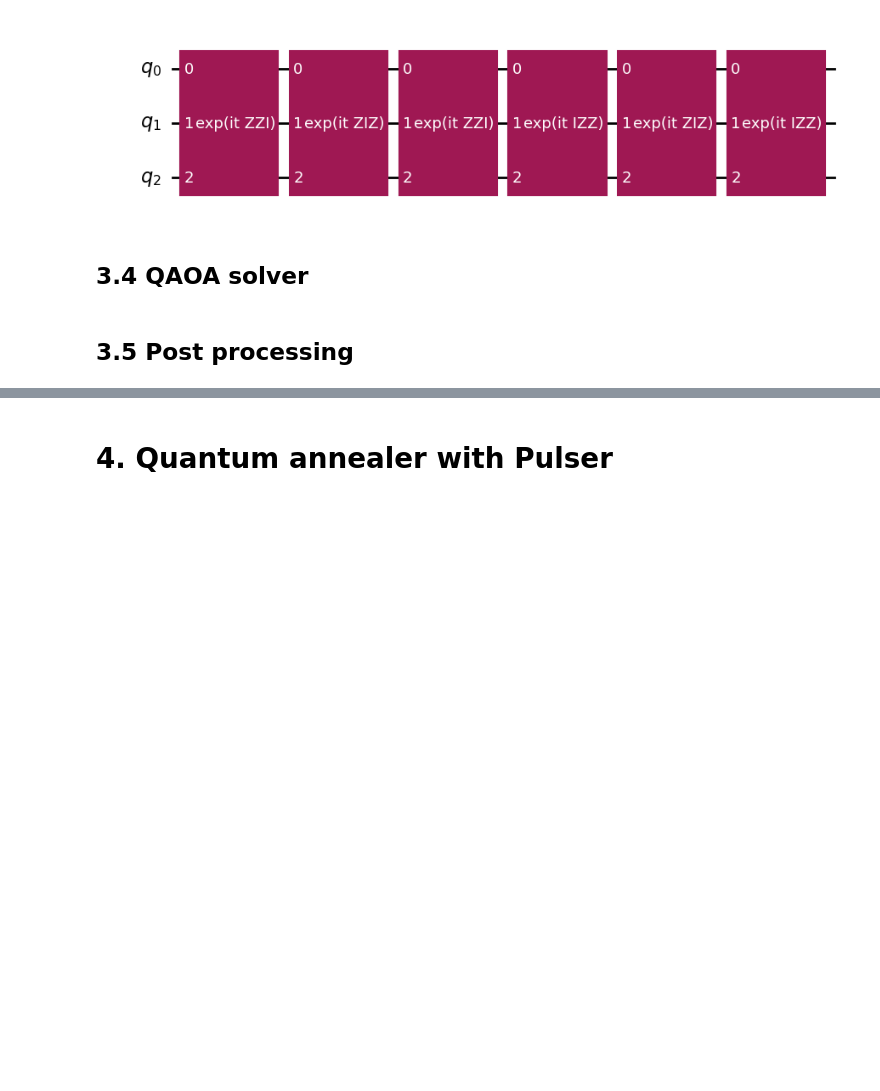
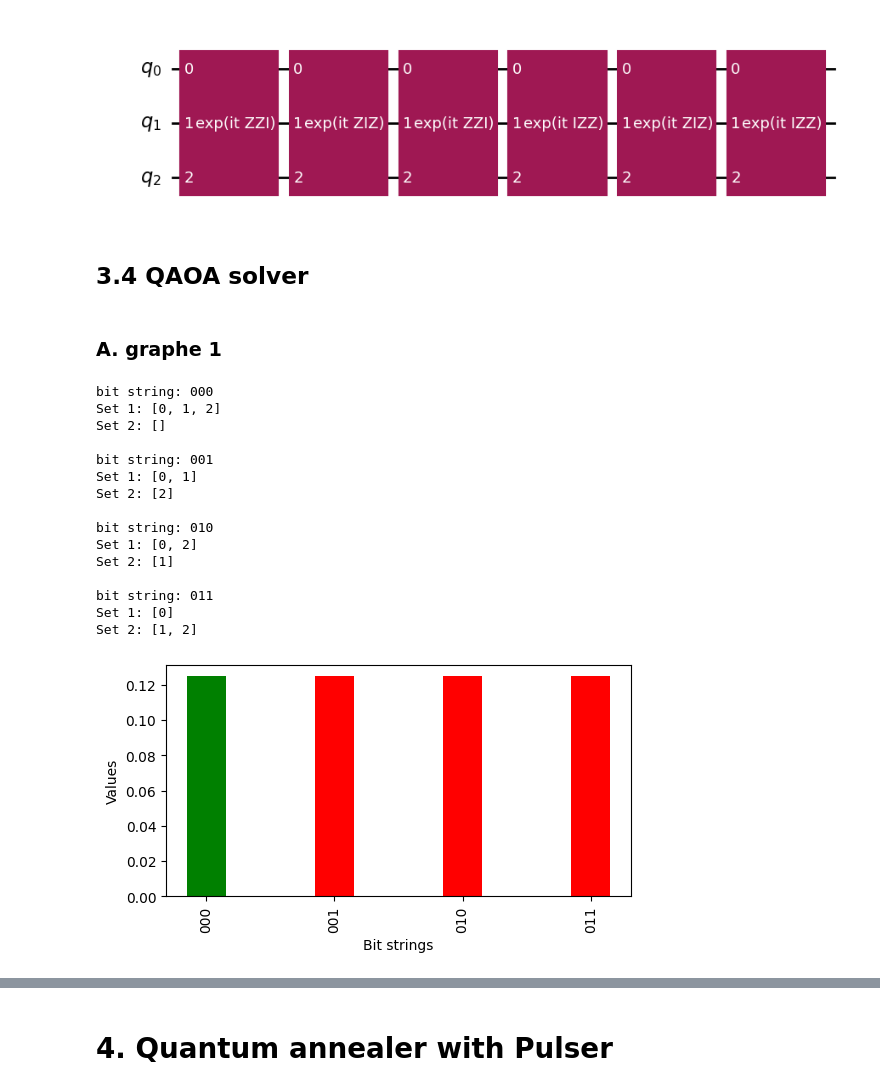
Before and after one commit to darkmatter2000/Maxcut_qaoa_and_annealing, a Jupyter notebook: quantum_maxcut.ipynb, the cells around one changed output, grey strips where cells are left out. Drawn from its saved outputs; the diff is of its cells as text; code cells hidden in the pictures; blank space fills up the shorter version.

```diff
--- a/quantum_maxcut.ipynb
+++ b/quantum_maxcut.ipynb
@@ -202,6 +147,13 @@ from scipy.optimize import minimize
 ## 3.1 Initialization
 # %%
 def U_init(nombre_de_qubit):
+    """Cette function retoune l'état fondamentale de H_m = sum(X)
+
+        Input:
+        -nombre_de_qubit: Nombre de qubit
+        Ouptu:
+        - Circuit quantique
+    """
     qc = QuantumCircuit(nombre_de_qubit)
     qc.x(range(nombre_de_qubit))
     qc.h(range(nombre_de_qubit))
@@ -212,8 +164,9 @@ def U_init(nombre_de_qubit):
 # %%
 def U_m(n, beta):
     """
+        Cette fonction calcul l'opérateur de mixage U_m
         input: n: nombre de qubit
-               t: temps d'évolution
+               beta: paramétres du circuit
         ouput: QuantumCircuit
     """
     # Définir les matrices de Pauli et l'identité
@@ -234,8 +187,7 @@ def U_m(n, beta):
         if operator_total is None:
             operator_total = operator
         else:
-            operator_total += operator
-
+            operator_total += operator # pour n = 3 operateur_total = X^I^I + I^X^I + I^I^X
     # Construire la porte d'évolution
     evo = PauliEvolutionGate(operator_total, time=beta)
 
@@ -260,7 +212,7 @@ def U_c(n, hamiltonian, alpha):
     """
     input:
         n: nombre de qubit
-        hamiltonien: branches du graphes
+        hamiltonian: matrice d'agence du graph , aussi vue comme la matrice quandratique
         temps d'évolution
     ouput: QuantumCircuit
     """
@@ -437,4 +441,26 @@ def qaoa_solver(hamiltonian, alpha_init, beta_init):
+# %% [markdown]
+### A. graphe 1
 # %%
 # Paramètres initiaux
-alpha_init = [3 , 5 ]#, 8 , 8]  # Valeur initiale de alpha
-beta_init = [3, 5 ]#, 8 , 8]   # Valeur initiale de beta
+alpha_init = [np.pi]  # Valeur initiale de alpha
+beta_init = [np.pi]  # Valeur initiale de beta
+
+result_1 =qaoa_solver(matrices_adj[0] , alpha_init , beta_init)
+plot_top_histogram(result_1)
+# %% [output]
+bit string: 000
+Set 1: [0, 1, 2]
+Set 2: []
+
+bit string: 001
+Set 1: [0, 1]
+Set 2: [2]
+
+bit string: 010
+Set 1: [0, 2]
+Set 2: [1]
+
+bit string: 011
+Set 1: [0]
+Set 2: [1, 2]
+[figure, added]
@@ -445,2 +466,0 @@ beta_init = [3, 5 ]#, 8 , 8]   # Valeur initiale de beta
-# %% [markdown]
-## 3.5 Post processing
```
Also changed, not shown: parts of 55 cells of this notebook.
